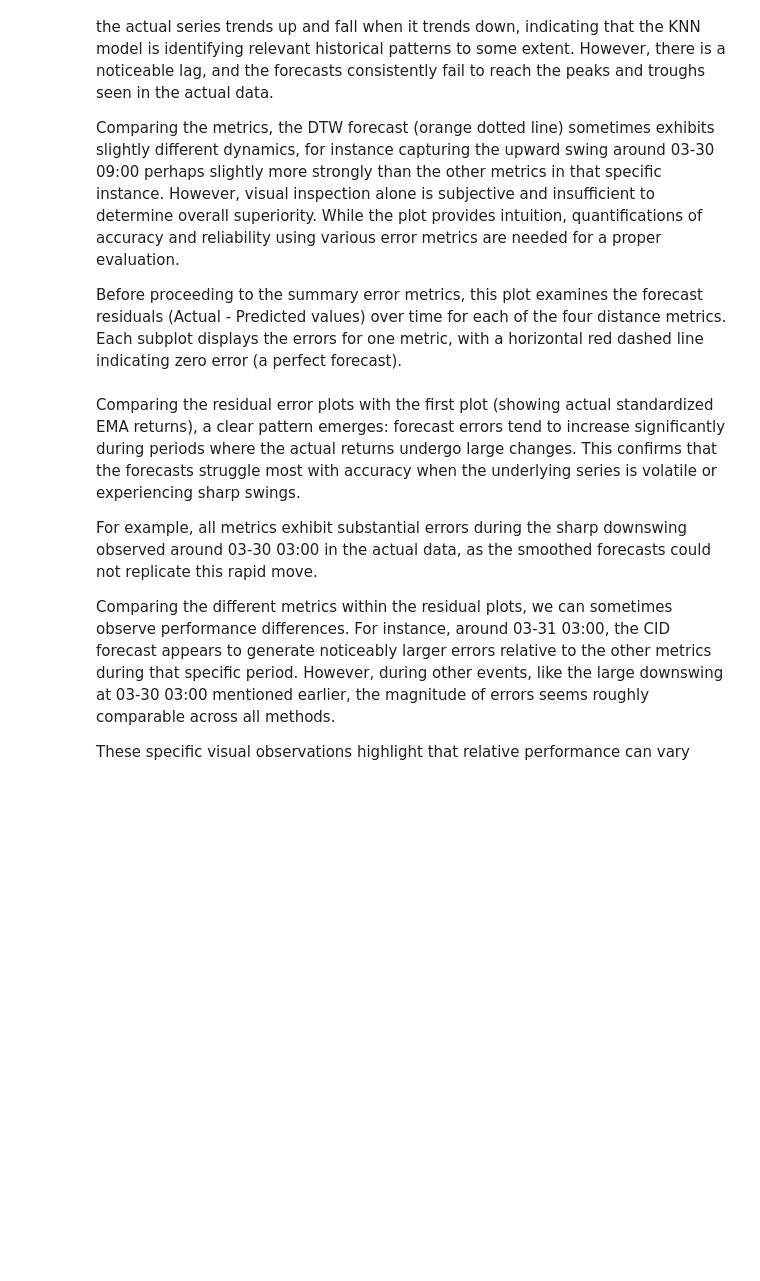
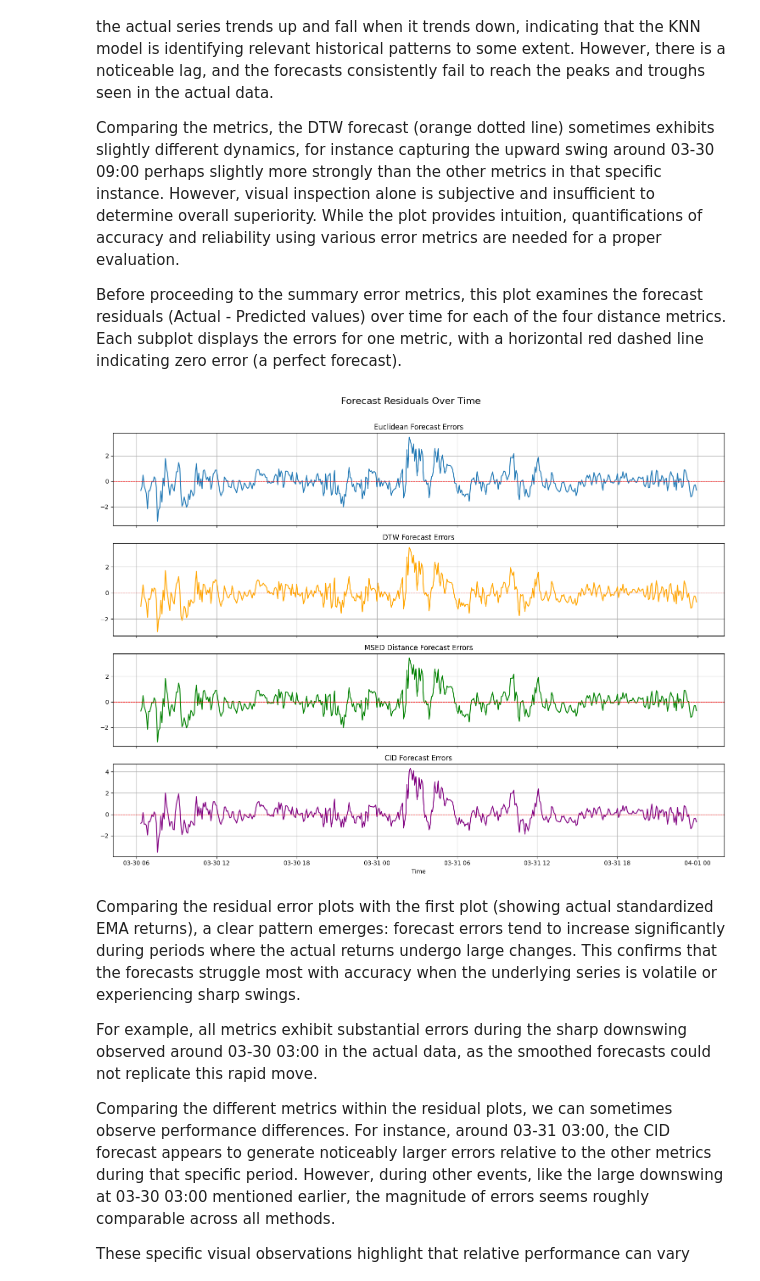
Before and after one commit to Kristofferjoha/Dynamic-Time-Patterns, a Jupyter notebook: Dynamic_Time_Patterns.ipynb, the cells around one changed output. Saved outputs shown, nothing was run; the diff lists cells and outputs as text; code cells hidden in the pictures; blank space fills up the shorter version.

```diff
--- a/Dynamic_Time_Patterns.ipynb
+++ b/Dynamic_Time_Patterns.ipynb
@@ -681,38 +797,40 @@ Comparing the metrics, the DTW forecast (orange dotted line) sometimes exhibits
 
 Before proceeding to the summary error metrics, this plot examines the forecast residuals (Actual - Predicted values) over time for each of the four distance metrics. Each subplot displays the errors for one metric, with a horizontal red dashed line indicating zero error (a perfect forecast).
 # %%
-df['euc_error'] = df["std_ema_returns"] - df["knn_euc_pred"]
-df['dtw_error'] = df["std_ema_returns"] - df["knn_dtw_pred"]
-df['msed_error'] = df["std_ema_returns"] - df["knn_msed_pred"]
-df['cid_error'] = df["std_ema_returns"] - df["knn_cid_pred"]
+df_result['euc_error'] = df_result["std_ema_returns"] - df_result["knn_euc_pred"]
+df_result['dtw_error'] = df_result["std_ema_returns"] - df_result["knn_dtw_pred"]
+df_result['msed_error'] = df_result["std_ema_returns"] - df_result["knn_msed_pred"]
+df_result['cid_error'] = df_result["std_ema_returns"] - df_result["knn_cid_pred"]
 
 fig, axs = plt.subplots(4, 1, figsize=(15, 12), sharex=True) # 4 rows, 1 col, share x-axis
 
-axs[0].plot(df.index[plot_range:], df['euc_error'][plot_range:], label='Euclidean Error')
+axs[0].plot(df_result.index[plot_range:], df_result['euc_error'][plot_range:], label='Euclidean Error')
 axs[0].set_title('Euclidean Forecast Errors')
 axs[0].axhline(0, color='red', linestyle='--', linewidth=0.8) # Add zero line
 axs[0].grid(True)
 
-axs[1].plot(df.index[plot_range:], df['dtw_error'][plot_range:], label='DTW Error', color='orange')
+axs[1].plot(df_result.index[plot_range:], df_result['dtw_error'][plot_range:], label='DTW Error', color='orange')
 axs[1].set_title('DTW Forecast Errors')
 axs[1].axhline(0, color='red', linestyle='--', linewidth=0.8)
 axs[1].grid(True)
 
-axs[2].plot(df.index[plot_range:], df['msed_error'][plot_range:], label='MSED Distance Error', color='green')
+axs[2].plot(df_result.index[plot_range:], df_result['msed_error'][plot_range:], label='MSED Distance Error', color='green')
 axs[2].set_title('MSED Distance Forecast Errors')
 axs[2].axhline(0, color='red', linestyle='--', linewidth=0.8)
 axs[2].grid(True)
 
-axs[3].plot(df.index[plot_range:], df['cid_error'][plot_range:], label='CID Error', color='purple')
+axs[3].plot(df_result.index[plot_range:], df_result['cid_error'][plot_range:], label='CID Error', color='purple')
 axs[3].set_title('CID Forecast Errors')
 axs[3].axhline(0, color='red', linestyle='--', linewidth=0.8)
 axs[3].grid(True)
 axs[3].set_xlabel('Time')
 
 
 fig.suptitle('Forecast Residuals Over Time ', fontsize=16)
 plt.tight_layout(rect=[0, 0.03, 1, 0.97]) # Adjust layout to prevent title overlap
 plt.show()
+# %% [output]
+[figure, added]
 # %% [markdown]
 Comparing the residual error plots with the first plot (showing actual standardized EMA returns), a clear pattern emerges: forecast errors tend to increase significantly during periods where the actual returns undergo large changes. This confirms that the forecasts struggle most with accuracy when the underlying series is volatile or experiencing sharp swings.
 
```
Also changed, not shown: parts of 40 cells of this notebook, 1 other file.
